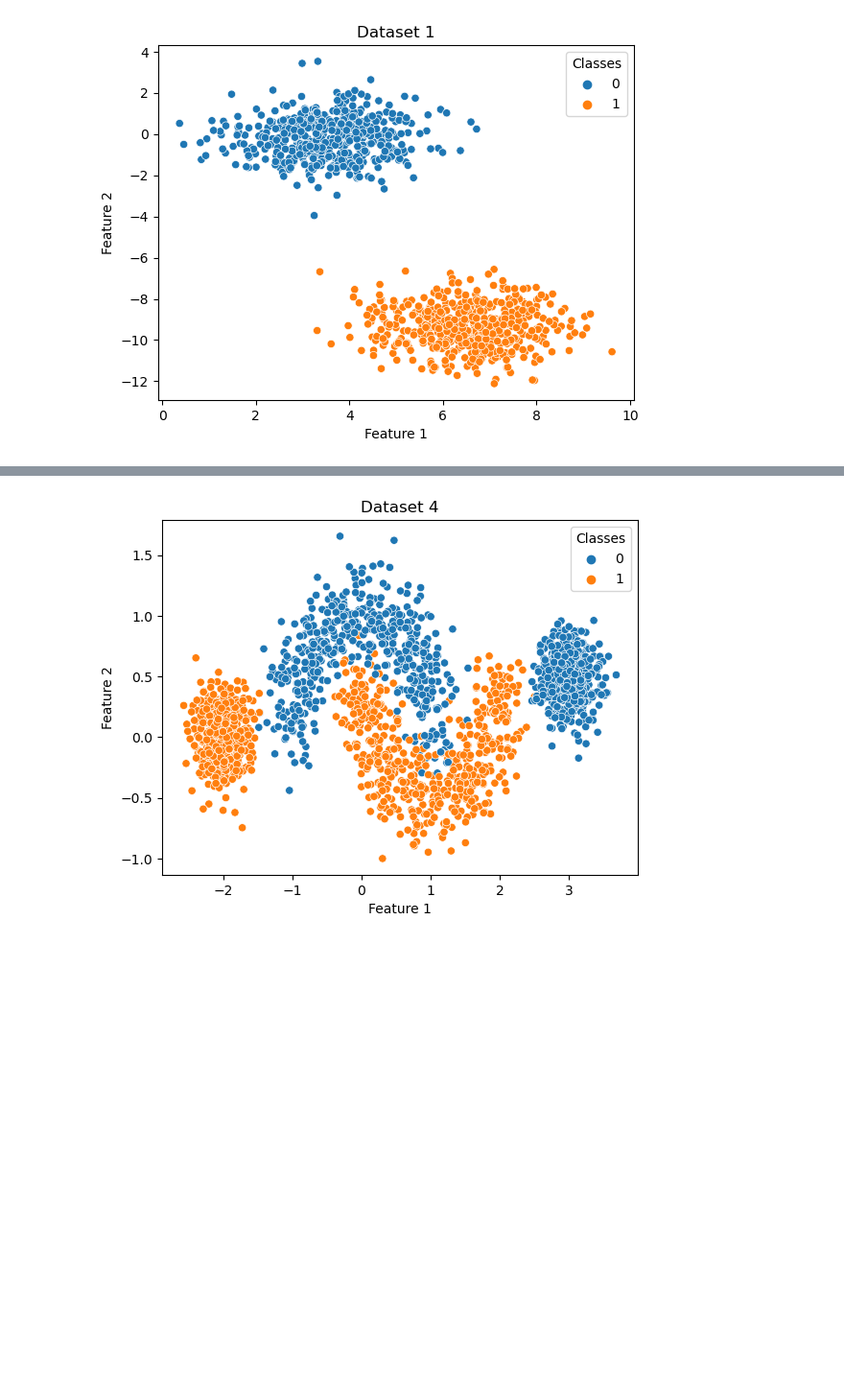
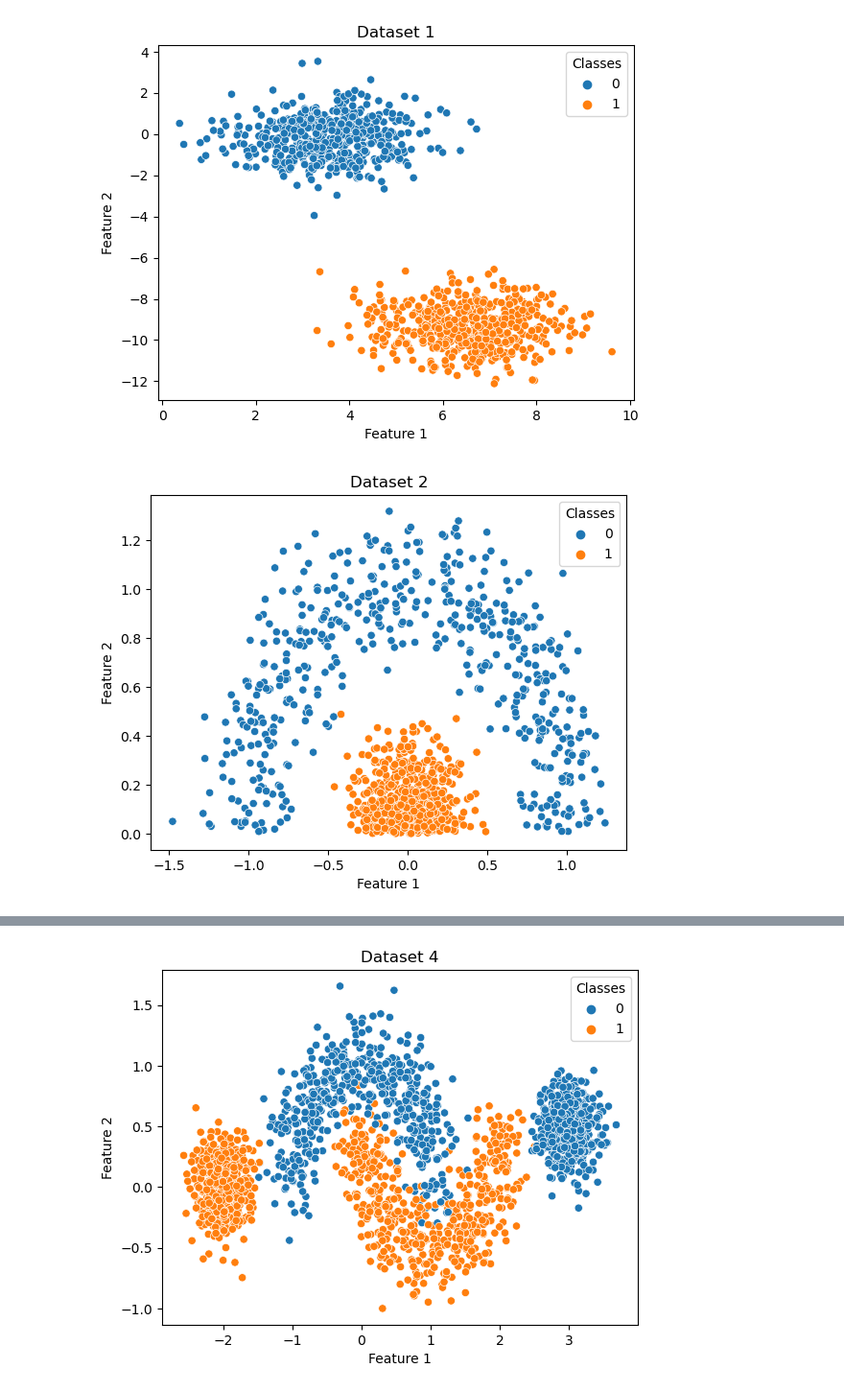
Before and after one commit to lau-allen/classifier-models-comparison, a Jupyter notebook: hw3p3.ipynb, the cells around one changed output, grey strips where cells are left out. Shown at 96% size. Drawn from its saved outputs; the diff is of its cells as text; code cells hidden in the pictures; blank space fills up the shorter version.

```diff
--- a/hw3p3.ipynb
+++ b/hw3p3.ipynb
@@ -108,4 +108,20 @@ plt.ylabel('Feature 2');
 plt.legend(title='Classes');
 # %% [output]
 [figure]
+# %%
+#create dataset 2 using make_circles
+x2,y2 = make_circles(n_samples=2000, noise=.15, factor=.1, random_state=seed)
+#boolean mask such that feature 2 of x2 is greater than 0
+mask = x2[:,1]>0
+#apply boolean mask to filter
+x2=x2[mask]
+y2=y2[mask]
+#visualization of dataset 2
+sns.scatterplot(x=x2[:,0],y=x2[:,1], hue=y2)
+plt.title('Dataset 2');
+plt.xlabel('Feature 1');
+plt.ylabel('Feature 2');
+plt.legend(title='Classes');
+# %% [output]
+[figure, added]
 # %%
```
Also changed, not shown: parts of 1 cell of this notebook.
